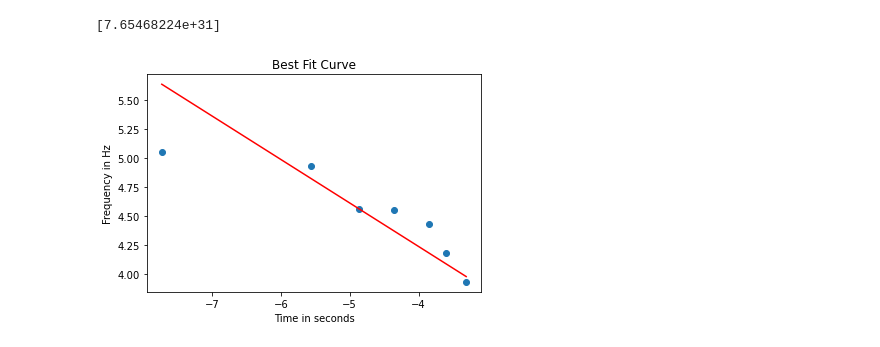
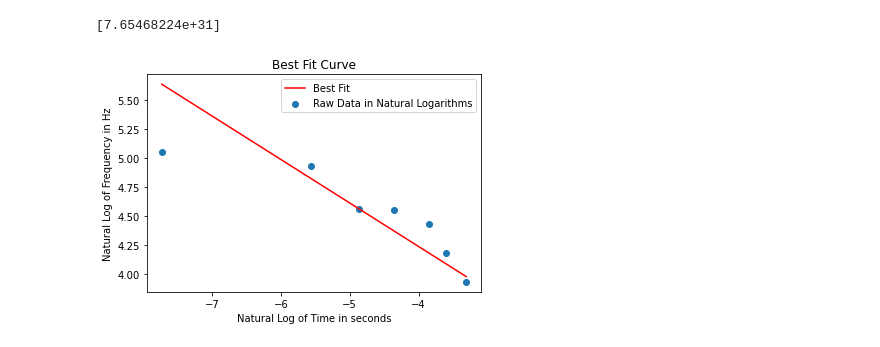
Before and after one commit to aryan-vora23/computational-astrophysics-2021, a Jupyter notebook: Assignment 2/Q2.ipynb, the cells around one changed output. Saved outputs shown, nothing was run; the diff lists cells and outputs as text; code cells hidden in the pictures.

```diff
--- a/Assignment 2/Q2.ipynb
+++ b/Assignment 2/Q2.ipynb
@@ -80,13 +80,13 @@ print(p_opt)
 # %%
 plt.figure()
 plt.scatter(timelog,freqlog,label='Raw Data in Natural Logarithms')
 plt.plot(timelog,logfrequency(timelog,*p_opt),'r',label='Best Fit')
 plt.title("Best Fit Curve")
-plt.xlabel("Time in seconds")
-plt.ylabel("Frequency in Hz")
-
+plt.xlabel("Natural Log of Time in seconds")
+plt.ylabel("Natural Log of Frequency in Hz")
+plt.legend()
 plt.show()
 # %% [output]
-[figure, old version]
+[figure, new version]
 # %%
 print('Chirp Mass of the system is:',p_opt,'kg.')
```
Also changed, not shown: parts of 1 cell of this notebook.
